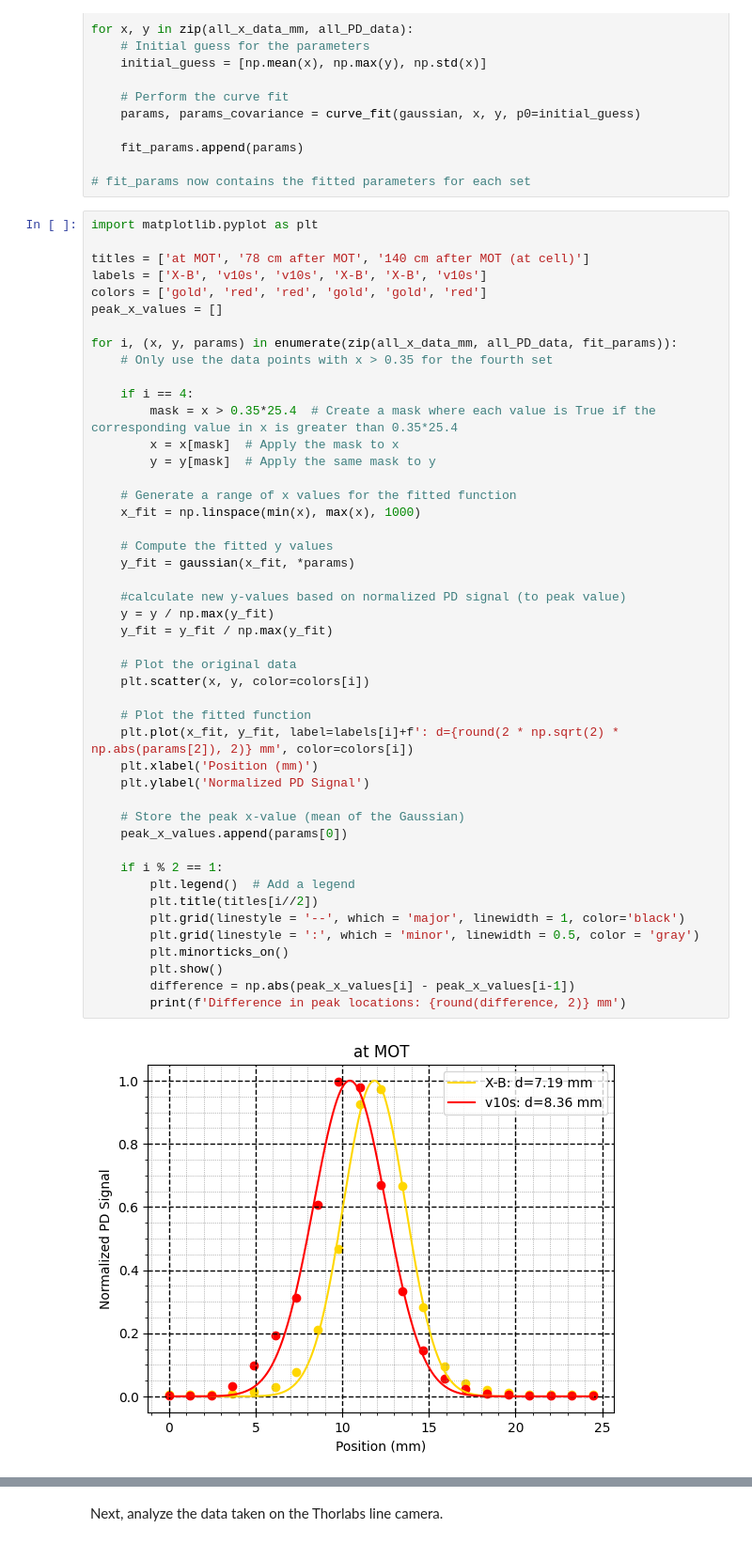
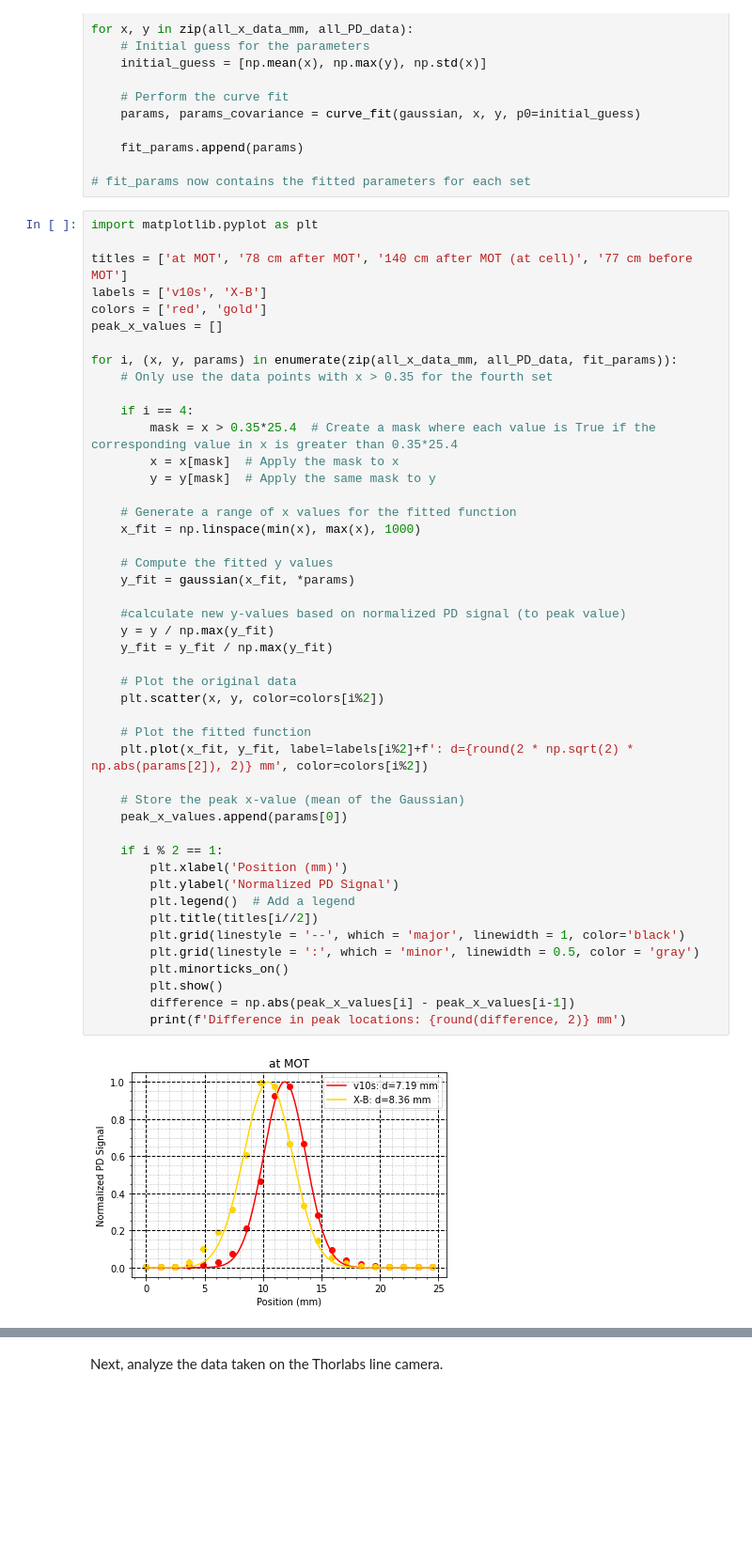
Before and after one commit to geoffrey-zheng/SrF-Calcs, a Jupyter notebook: Push-Beam/SlowerBeamProfiles.ipynb, the cells around one changed output, grey strips where cells are left out. Shown: that part at 94% size. Saved outputs shown, nothing was run; the diff lists cells and outputs as text; blank space fills up the shorter version.

```diff
--- a/Push-Beam/SlowerBeamProfiles.ipynb
+++ b/Push-Beam/SlowerBeamProfiles.ipynb
@@ -61,9 +61,9 @@ for x, y in zip(all_x_data_mm, all_PD_data):
 # %%
 import matplotlib.pyplot as plt
 
-titles = ['at MOT', '78 cm after MOT', '140 cm after MOT (at cell)']
-labels = ['X-B', 'v10s', 'v10s', 'X-B', 'X-B', 'v10s']
-colors = ['gold', 'red', 'red', 'gold', 'gold', 'red']
+titles = ['at MOT', '78 cm after MOT', '140 cm after MOT (at cell)', '77 cm before MOT']
+labels = ['v10s', 'X-B']
+colors = ['red', 'gold']
 peak_x_values = []
 
 for i, (x, y, params) in enumerate(zip(all_x_data_mm, all_PD_data, fit_params)):
@@ -74,36 +74,36 @@ for i, (x, y, params) in enumerate(zip(all_x_data_mm, all_PD_data, fit_params)):
         x = x[mask]  # Apply the mask to x
         y = y[mask]  # Apply the same mask to y
 
     # Generate a range of x values for the fitted function
     x_fit = np.linspace(min(x), max(x), 1000)
 
     # Compute the fitted y values
     y_fit = gaussian(x_fit, *params)
 
     #calculate new y-values based on normalized PD signal (to peak value)
     y = y / np.max(y_fit)
     y_fit = y_fit / np.max(y_fit)
 
     # Plot the original data
-    plt.scatter(x, y, color=colors[i])
+    plt.scatter(x, y, color=colors[i%2])
 
     # Plot the fitted function
-    plt.plot(x_fit, y_fit, label=labels[i]+f': d={round(2 * np.sqrt(2) * np.abs(params[2]), 2)} mm', color=colors[i])
-    plt.xlabel('Position (mm)')
-    plt.ylabel('Normalized PD Signal')
+    plt.plot(x_fit, y_fit, label=labels[i%2]+f': d={round(2 * np.sqrt(2) * np.abs(params[2]), 2)} mm', color=colors[i%2])
 
     # Store the peak x-value (mean of the Gaussian)
     peak_x_values.append(params[0])
 
     if i % 2 == 1:
+        plt.xlabel('Position (mm)')
+        plt.ylabel('Normalized PD Signal')
         plt.legend()  # Add a legend
         plt.title(titles[i//2])
         plt.grid(linestyle = '--', which = 'major', linewidth = 1, color='black')
         plt.grid(linestyle = ':', which = 'minor', linewidth = 0.5, color = 'gray')
         plt.minorticks_on()
         plt.show()
         difference = np.abs(peak_x_values[i] - peak_x_values[i-1])
         print(f'Difference in peak locations: {round(difference, 2)} mm')
 # %% [output]
-[figure, old version]
+[figure, new version]
 Difference in peak locations: 1.42 mm
```
Also changed, not shown: parts of 9 cells of this notebook, 4 other files.
